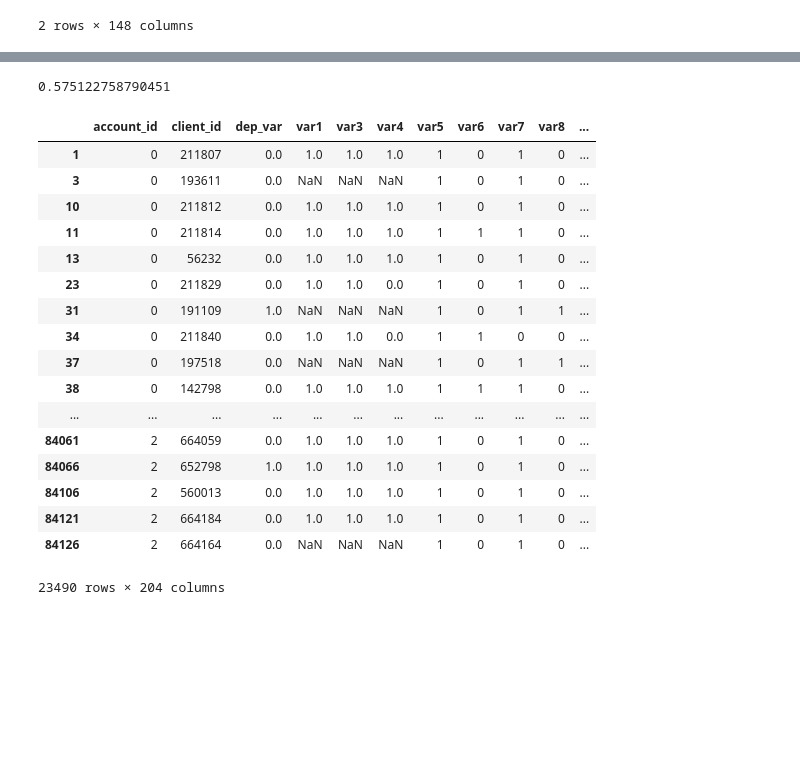
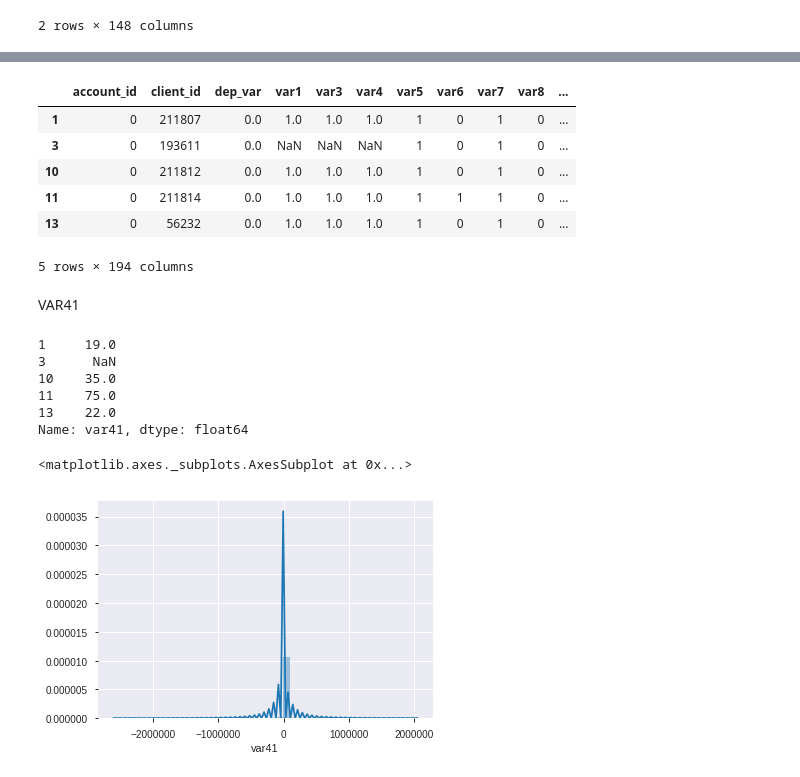
Before and after one commit to maximenkooo/JSPrediction, a Jupyter notebook: JS.ipynb, the cells around one changed output, grey strips where cells are left out. Cells and saved outputs as stored; diff of their text form; code cells hidden in the pictures; blank space fills up the shorter version.

```diff
--- a/JS.ipynb
+++ b/JS.ipynb
@@ -577,3 +615,0 @@ train['start_time_s'] = train['time_msw'].apply(lambda ts:
-# %%
-train['start_time_s'] = train['time_msw'].apply(lambda ts:
-                                                      10000 * ts.hour + ts.minute*100 + ts.second).astype('int')
@@ -584,2 +615,0 @@ train['hour'] = train['time_msw'].apply(lambda ts:ts.hour).astype('int')
-# %%
-train = train.drop(columns=['month_verif','time_msw'])
@@ -671,10 +710,10 @@ pd.crosstab(df['dep_var'], df['var74'])
 | 1.0 | 1 | 63 | 1 | 6 | 2 | 2 | 4 | 220 | 1 | 605 | ... | ... |
 2 rows × 148 columns
 # %%
-top_var74 = train.var74.value_counts().head(50).index
+top_var74 = train.var74.value_counts().head(40).index
 # %%
 for v in top_var74:
-    train['var74_' + str(v)] = train['var74'].apply(lambda x: 1 if str(v) in str(x) else 0)
+    train['var74_' + str(v).replace(' ','')] = train['var74'].apply(lambda x: 1 if str(v) in str(x) else 0)
 # %%
 train.head()
 # %% [output]
@@ -692,4 +729,2 @@ object_feat.remove('var74')
 # %%
-cv_meth(train.drop(columns=['dep_var']),y,model=LGBMClassifier(n_estimators=30,max_depth=4),fillna=-1)
+cv_score6 = cv_meth(train.drop(columns=['dep_var']),y,model=LGBMClassifier(n_estimators=30,max_depth=4),fillna=-1)
-# %% [output]
-0.575122758790451
@@ -696,21 +739,26 @@ cv_meth(train.drop(columns=['dep_var']),y,model=LGBMClassifier(n_estimators=30,m
 # %%
-train
+train.head()
 # %% [output]
 |  | account_id | client_id | dep_var | var1 | var3 | var4 | var5 | var6 | var7 | var8 | ... |
 | 1 | 0 | 211807 | 0.0 | 1.0 | 1.0 | 1.0 | 1 | 0 | 1 | 0 | ... |
 | 3 | 0 | 193611 | 0.0 | NaN | NaN | NaN | 1 | 0 | 1 | 0 | ... |
 | 10 | 0 | 211812 | 0.0 | 1.0 | 1.0 | 1.0 | 1 | 0 | 1 | 0 | ... |
 | 11 | 0 | 211814 | 0.0 | 1.0 | 1.0 | 1.0 | 1 | 1 | 1 | 0 | ... |
 | 13 | 0 | 56232 | 0.0 | 1.0 | 1.0 | 1.0 | 1 | 0 | 1 | 0 | ... |
-| 23 | 0 | 211829 | 0.0 | 1.0 | 1.0 | 0.0 | 1 | 0 | 1 | 0 | ... |
-| 31 | 0 | 191109 | 1.0 | NaN | NaN | NaN | 1 | 0 | 1 | 1 | ... |
-| 34 | 0 | 211840 | 0.0 | 1.0 | 1.0 | 0.0 | 1 | 1 | 0 | 0 | ... |
-| 37 | 0 | 197518 | 0.0 | NaN | NaN | NaN | 1 | 0 | 1 | 1 | ... |
-| 38 | 0 | 142798 | 0.0 | 1.0 | 1.0 | 1.0 | 1 | 1 | 1 | 0 | ... |
-| ... | ... | ... | ... | ... | ... | ... | ... | ... | ... | ... | ... |
-| 84061 | 2 | 664059 | 0.0 | 1.0 | 1.0 | 1.0 | 1 | 0 | 1 | 0 | ... |
-| 84066 | 2 | 652798 | 1.0 | 1.0 | 1.0 | 1.0 | 1 | 0 | 1 | 0 | ... |
-| 84106 | 2 | 560013 | 0.0 | 1.0 | 1.0 | 1.0 | 1 | 0 | 1 | 0 | ... |
-| 84121 | 2 | 664184 | 0.0 | 1.0 | 1.0 | 1.0 | 1 | 0 | 1 | 0 | ... |
-| 84126 | 2 | 664164 | 0.0 | NaN | NaN | NaN | 1 | 0 | 1 | 0 | ... |
-23490 rows × 204 columns
+5 rows × 194 columns
+# %% [markdown]
+VAR41
+# %%
+train.var41.head()
+# %% [output]
+1     19.0
+3      NaN
+10    35.0
+11    75.0
+13    22.0
+Name: var41, dtype: float64
+# %%
+sns.distplot(train.var41.fillna(train.var41.sum()/train.shape[0]))
+# %% [output]
+<matplotlib.axes._subplots.AxesSubplot at 0x...>
+[figure, added]
```
Also changed, not shown: parts of 137 cells of this notebook.
